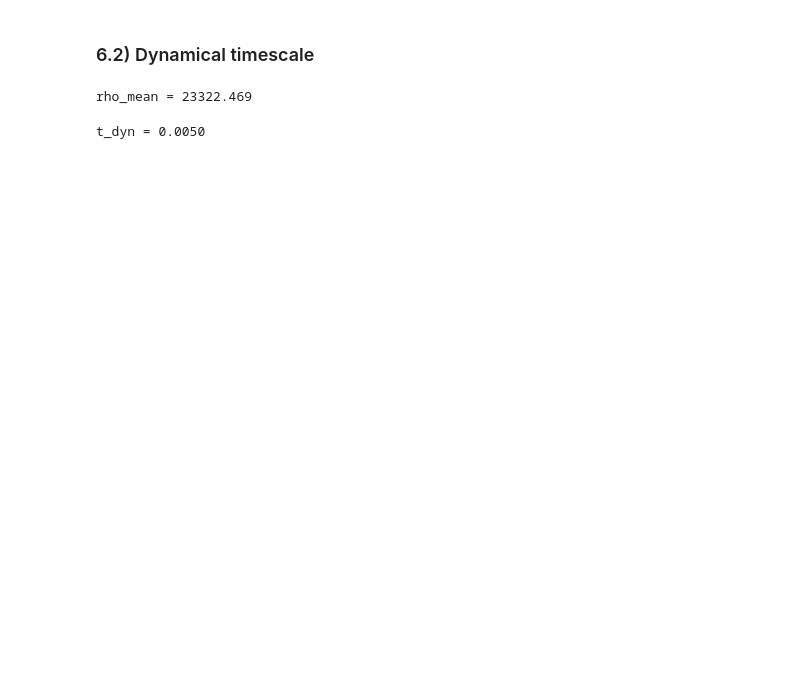
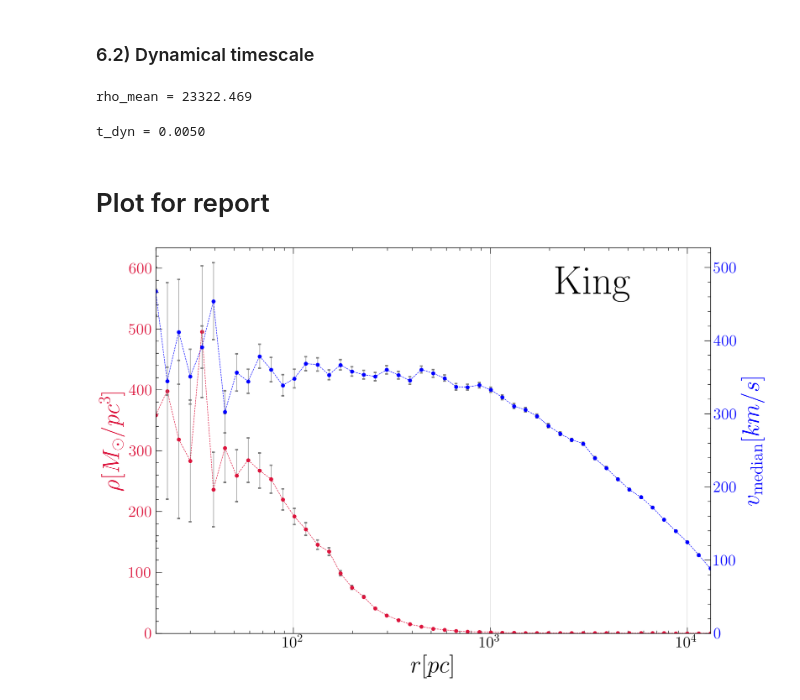
Before and after one commit to M-Bianchi/Dynamics_of_Stellar_Systems, a Jupyter notebook: treecode/project_InitialConditions_King.ipynb, the cells around one changed output. Saved outputs shown, nothing was run; the diff lists cells and outputs as text; code cells hidden in the pictures; blank space fills up the shorter version.

Commit message:
report completed

```diff
--- a/treecode/project_InitialConditions_King.ipynb
+++ b/treecode/project_InitialConditions_King.ipynb
@@ -703,3 +703,52 @@ t_dyn = np.sqrt(3*np.pi/(16*rho_mean))
 print(f't_dyn = {t_dyn:.4f}')
 # %% [output]
 t_dyn = 0.0050
+# %% [markdown]
+# Plot for report
+# %%
+# Masses in solar masses
+m_prime = m*1e7
+# %%
+# Convert to parsecs
+dist_particle_prime = dist_particle*1e3
+# %%
+# Velocities in km/s
+v_prime = v * v_pu
+# %%
+#r_bins = np.logspace(np.log10(np.quantile(dist_particle_prime, 0.0001)), np.log10(np.quantile(dist_particle_prime, 0.9999)), 50)
+r_bins = np.logspace(np.log10(20), np.log10(15000), 50)
+
+# Compute the density and the median velocity in each radial bin
+rho_bins = np.zeros_like(r_bins)
+rho_bins_err = np.zeros_like(r_bins)
+v_bins = np.zeros_like(r_bins)
+v_bins_err = np.zeros_like(r_bins)
+for i in range(len(r_bins)-1):
+    mask = np.logical_and(dist_particle_prime >= r_bins[i], dist_particle_prime < r_bins[i+1])
+    volume_bin = 4*np.pi*(r_bins[i+1]**3 - r_bins[i]**3)/3
+    rho_bins[i] = m_prime*np.sum(mask) / volume_bin
+    rho_bins_err[i] = m_prime*np.sqrt(np.sum(mask)) / volume_bin
+    v_bins[i] = np.median(v_prime[:-2][mask])
+    v_bins_err[i] = 0.74*(np.quantile(v_prime[:-2][mask], 0.75) - np.quantile(v_prime[:-2][mask], 0.25))/ np.sqrt(np.sum(mask))
+
+fig, ax = plt.subplots(1, 1, figsize=(10,7))
+ax.set_xscale('log')
+ax.set_xlabel('$r[pc]$')
+ax.set_xlim(r_bins[0], r_bins[-2])
+ax.grid(visible=None, axis='y')
+
+ax.errorbar(r_bins[:-1], rho_bins[:-1], yerr=rho_bins_err[:-1], fmt='.', color='crimson', ecolor='grey', capsize=1.5, capthick=1.5, ls='--', lw=0.5)
+ax.set_ylabel('$\\rho[M_\odot/pc^3]$', color='crimson')
+ax.tick_params(axis='y', labelcolor='crimson')
+ax.set_ylim(0)
+
+ax_right = ax.twinx()
+ax_right.errorbar(r_bins[:-1], v_bins[:-1], yerr=v_bins_err[:-1], fmt='.', color='blue', ecolor='grey', capsize=1.5, capthick=1.5, ls='--', lw=0.5)
+ax_right.set_ylabel('$v_\\text{median}[km/s]$', color='blue')
+ax_right.tick_params(axis='y', labelcolor='blue')
+ax_right.set_ylim(0)
+ax_right.grid(visible=None, axis='y')
+
+ax.text(0.72, 0.95, 'King', transform=ax.transAxes, fontsize=40, verticalalignment='top');
+# %% [output]
+[figure, added]
```
Also changed, not shown: parts of 12 cells of this notebook, 32 other files.
